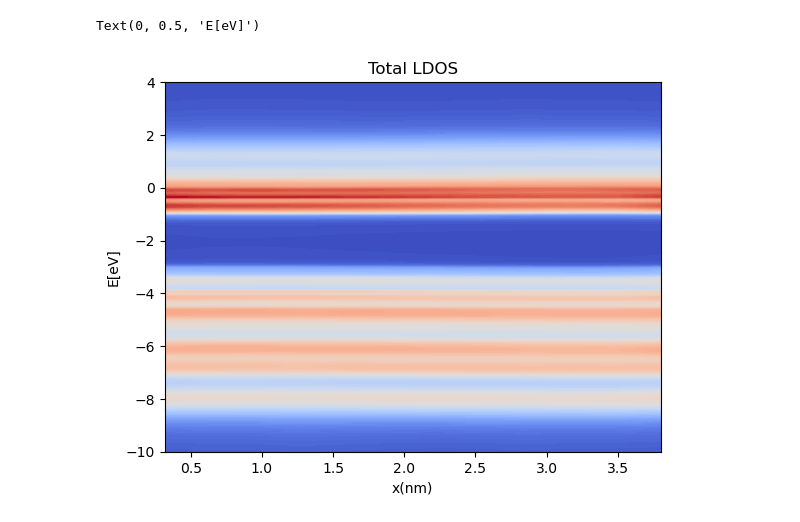
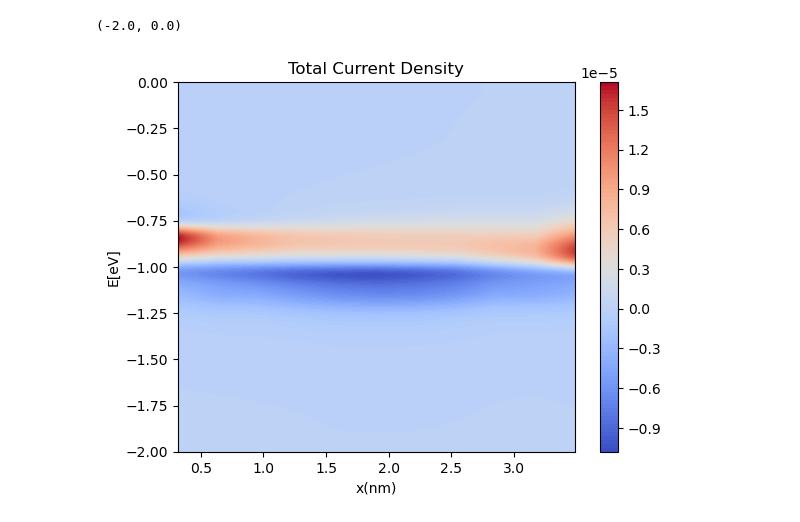
Before and after one commit to jiangcao/MAGI, a Jupyter notebook: f2py/examples/MoS2/ex1.ipynb, the cells around one changed output. Cells and saved outputs as stored; diff of their text form; code cells hidden in the pictures.

```diff
--- a/f2py/examples/MoS2/ex1.ipynb
+++ b/f2py/examples/MoS2/ex1.ipynb
@@ -25,0 +39,11 @@ plt.legend()
+# %%
+from matplotlib import cm
+brewer_cmap = cm.get_cmap('Reds')
+colors = brewer_cmap(np.linspace(0.2,1,6))
+Lx=3.1680940
+for i in range(nn):
+    plt.plot(nen_list,ID_list_9[i][0,0,:],c=colors[i],label='nk=9,'+'ndiag='+str(nb*(i+1))+',r='+'{:.2f}'.format(Lx*(i+1))+r" $\AA$")
+plt.xlabel('Number of Energies')
+plt.ylabel('current(A)')
+plt.legend()
+plt.ylim(0,)
@@ -28,7 +55,8 @@ nx=12
 Lx=3.1680940
 emin=-10.0
 emax=4.0
-for i in range(7):
+nk=9
+for i in range(nk):
     plt.subplot(3,3,i+1)
     plt.title('ik='+str(i+1))
     ldos=np.loadtxt('last_ldos000'+str(i+1)+'.dat')
@@ -36,6 +64,10 @@ for i in range(7):
     en=np.linspace(emin,emax,nen)
     x=np.linspace(1,nx,nx)*Lx
     ldos=np.reshape(ldos[:,3],(nen,nx))
+    if(i==0):
+        sum_ldos=ldos/nk
+    else:
+        sum_ldos=ldos/nk+sum_ldos
     plt.contourf(x/10,en,ldos,100, cmap='coolwarm')
     plt.xlabel('x(nm)')
     plt.ylabel('E[eV]')
@@ -46,17 +121,19 @@ plt.show()
 # %%
-nx=12
-Lx=3.1680940
-emin=-10.0
-emax=4.0
-plt.title('Total LDOS')
-ldos=np.loadtxt('gw_ldos0048.dat')
-nen=ldos.shape[0]//nx
-en=np.linspace(emin,emax,nen)
-x=np.linspace(1,nx,nx)*Lx
-ldos=np.reshape(ldos[:,3],(nen,nx))
-plt.contourf(x/10,en,ldos,100, cmap='coolwarm')
+# nx=11
+# Lx=3.1680940
+# emin=-10.0
+# emax=4.0
+plt.title('Total Current Density')
+# ldos=np.loadtxt('gw_Jdens0010.dat')
+# nen=ldos.shape[0]//nx
+# en=np.linspace(emin,emax,nen)
+# x=np.linspace(1,nx,nx)*Lx
+# ldos=np.reshape(ldos[:,2],(nen,nx))
+plt.contourf(x/10,en,sum_ldos,100, cmap='coolwarm')
 plt.xlabel('x(nm)')
 plt.ylabel('E[eV]')
+plt.colorbar()
+plt.ylim(-2,0)
 # %% [output]
-Text(0, 0.5, 'E[eV]')
+(-2.0, 0.0)
-[figure, old version]
+[figure, new version]
```
Also changed, not shown: parts of 11 cells of this notebook, 4 other files.
